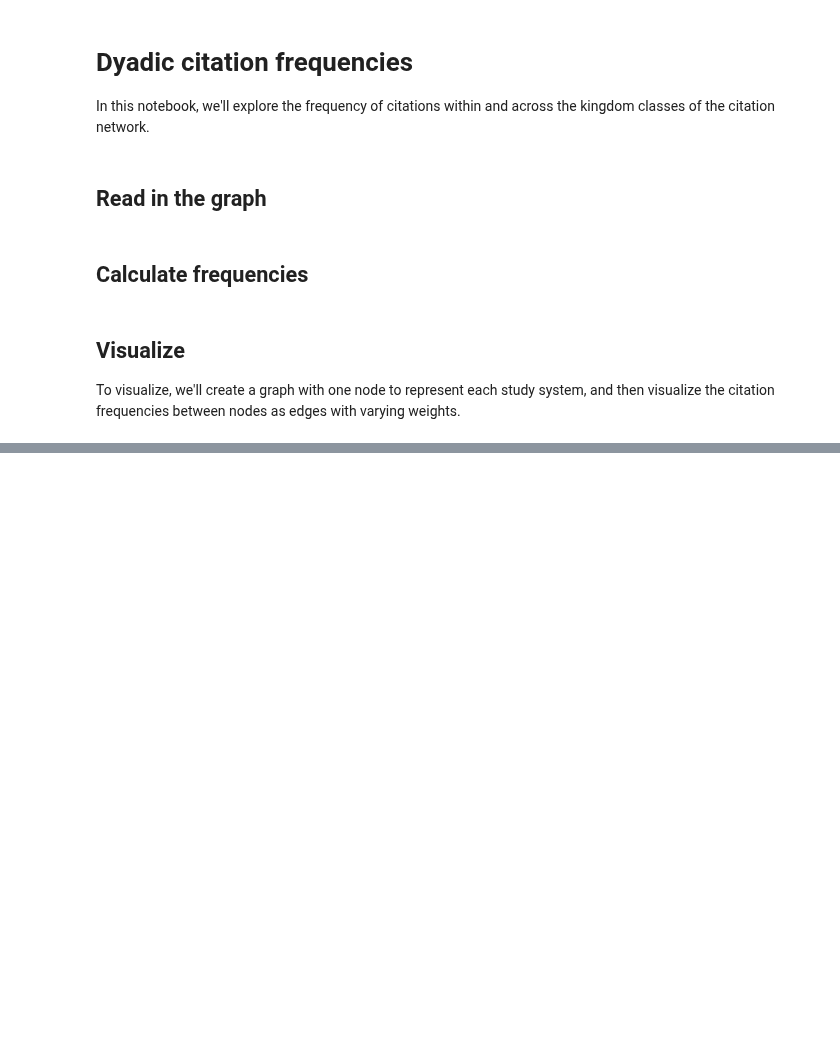
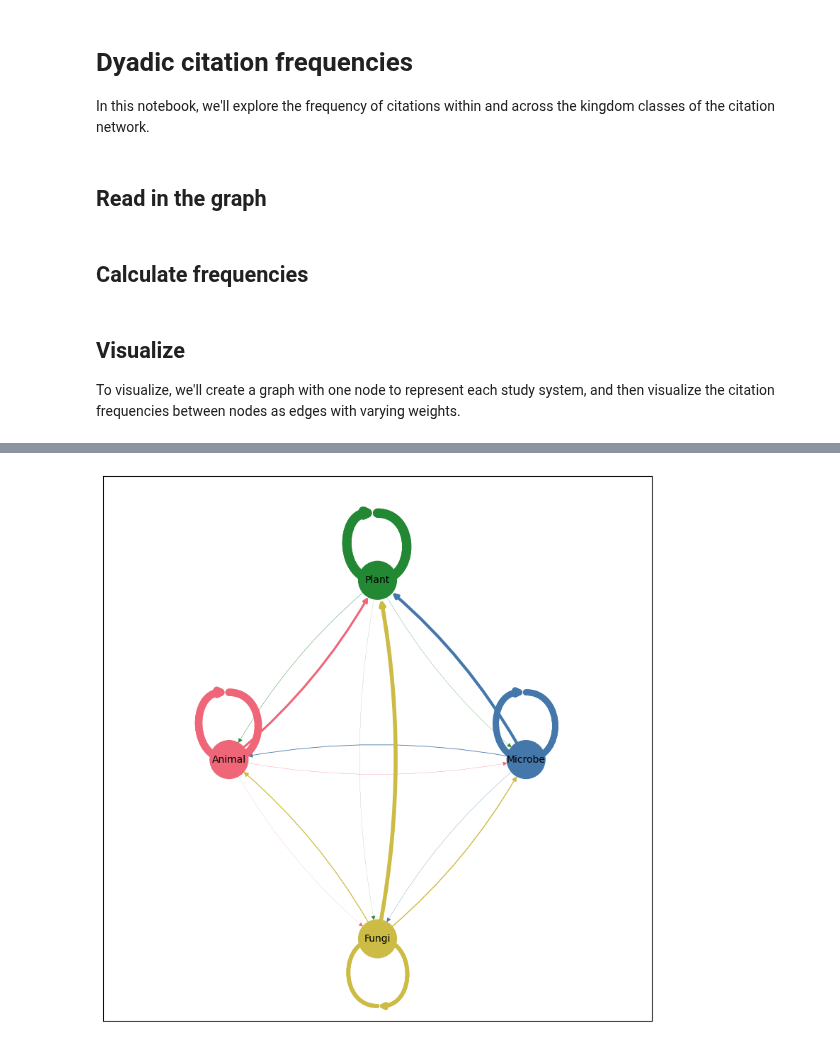
Before and after one commit to serenalotreck/desiccation-network, a Jupyter notebook: notebooks/dyadic_citation_frequencies.ipynb, the cells around one changed output, grey strips where cells are left out. Saved outputs shown, nothing was run; the diff lists cells and outputs as text; code cells hidden in the pictures; blank space fills up the shorter version.

```diff
--- a/notebooks/dyadic_citation_frequencies.ipynb
+++ b/notebooks/dyadic_citation_frequencies.ipynb
@@ -59,0 +97,39 @@ _ = nx.draw_networkx_labels(dyadic_freq_graph, pos, font_size=10, font_family="s
+# %%
+nodes = dyadic_freq_graph.nodes(data=True)
+node_colors = [attrs['color'] for n, attrs in nodes]
+edges = dyadic_freq_graph.edges(data=True)
+edge_colors = [attrs['color'] for e1, e2, attrs in edges]
+edge_weights = [attrs['weight'] for e1, e2, attrs in edges]
+
+pos = nx.circular_layout(dyadic_freq_graph)
+fig, ax = plt.subplots(figsize=(10,10))
+plt.margins(x=0.2)
+
+nodesize=1500
+nx.draw_networkx_nodes(dyadic_freq_graph, pos, node_size=nodesize, node_color=node_colors)
+_ = nx.draw_networkx_labels(dyadic_freq_graph, pos, font_size=10, font_family="sans-serif")
+e = nx.draw_networkx_edges(dyadic_freq_graph, pos, width=edge_weights, edge_color=edge_colors, connectionstyle='arc3, rad = 0.1', node_size=nodesize)
+
+ax.set_xlim([1.2*x for x in ax.get_xlim()])
+ax.set_ylim([1.2*y for y in ax.get_ylim()])
+
+horiz = 0.7
+vert = 0.05
+for i, edge in enumerate(edges):
+    if edge[0] == edge[1]:
+        if edge[0] == 'Fungi':
+            e[i]._connector = SelfLoop(-vert, horiz, nodesize=nodesize).style() #select self loop and change connector
+            ax.add_patch(e[i]) #add the patch to ax
+#         elif edge[0] == 'Plant':
+#             e[i]._connector = SelfLoop(vert, horiz, nodesize=nodesize).style() #select self loop and change connector
+#             ax.add_patch(e[i]) #add the patch to ax
+#         elif edge[0] == 'Microbe':
+#             e[i]._connector = SelfLoop(vert, horiz, nodesize=nodesize).style() #select self loop and change connector
+#             ax.add_patch(e[i]) #add the patch to ax
+#         elif edge[0] == 'Fungi':
+        else:
+            e[i]._connector = SelfLoop(vert, horiz, nodesize=nodesize).style() #select self loop and change connector
+            ax.add_patch(e[i]) #add the patch to ax
+plt.savefig('../data/citation_network/figures/dyadic_citation_frequencies.png', format='png', bbox_inches='tight', dpi=600)
+# %% [output]
+[figure, added]
```
Also changed, not shown: parts of 12 cells of this notebook, 1 other file.
